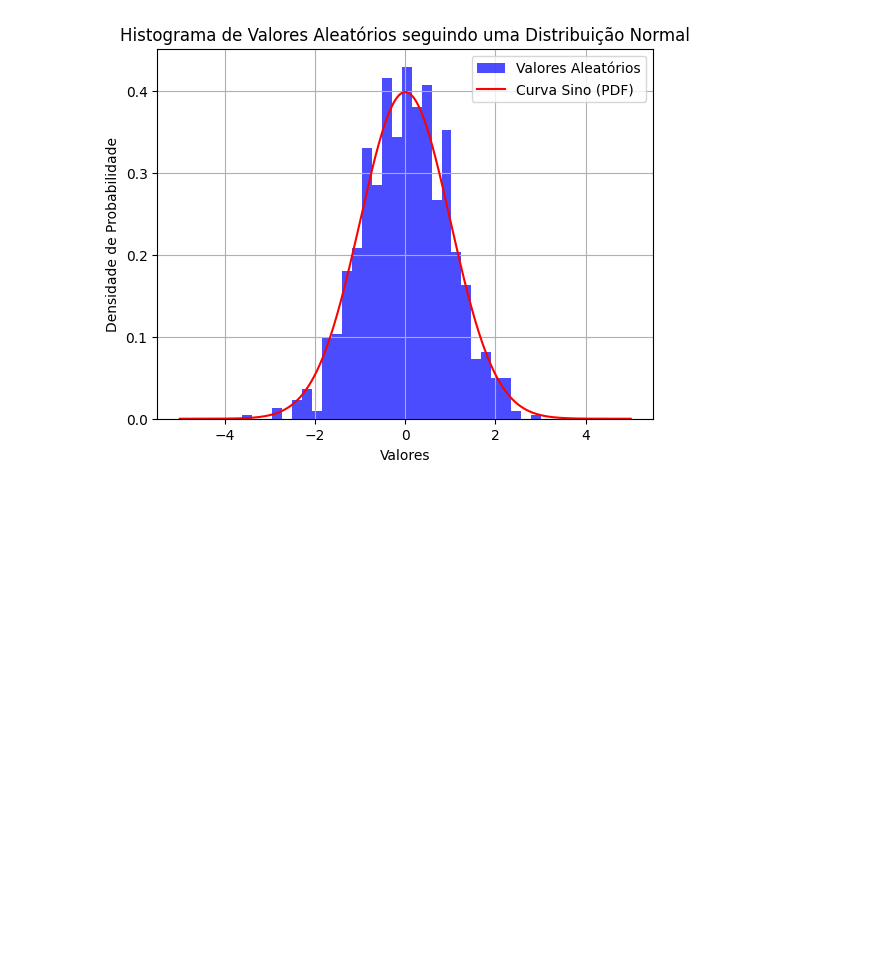
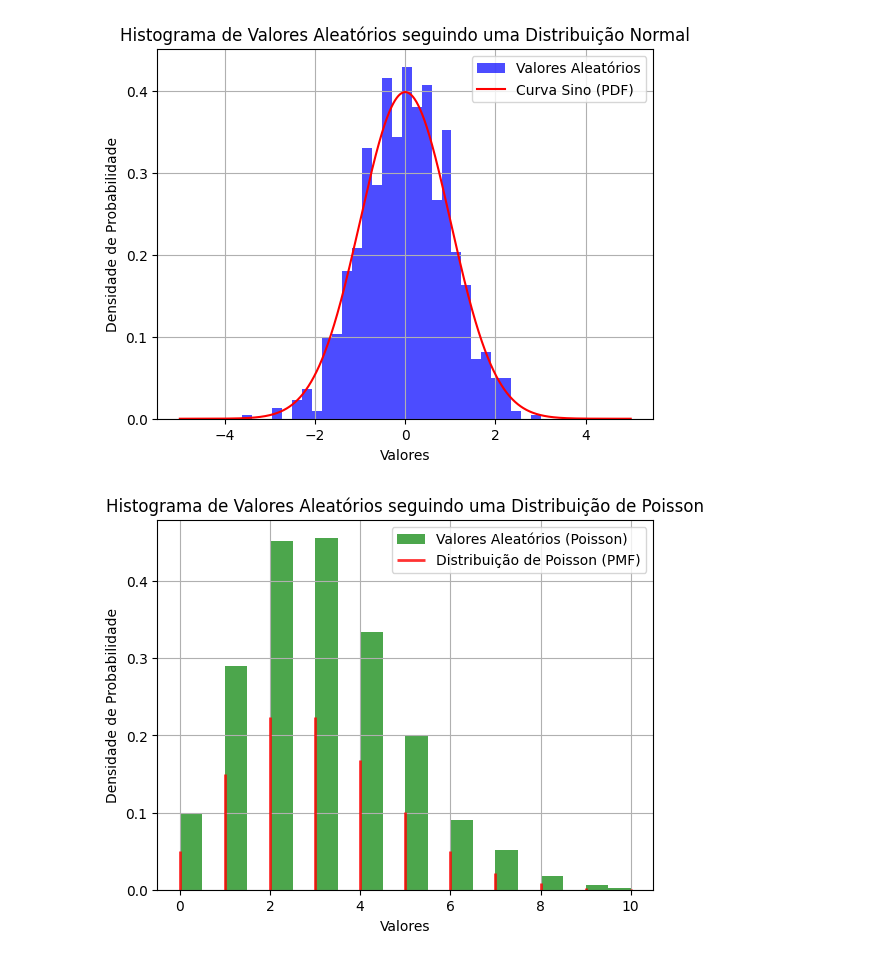
Before and after one commit to msouto/20232_Estatistica_para_Engenharia, a Jupyter notebook: Ex_3_Distribuicao_normal_com_Python.ipynb, the cells around one changed output. Drawn from its saved outputs; the diff is of its cells as text; code cells hidden in the pictures; blank space fills up the shorter version.

```diff
--- a/Ex_3_Distribuicao_normal_com_Python.ipynb
+++ b/Ex_3_Distribuicao_normal_com_Python.ipynb
@@ -119,3 +119,31 @@ plt.grid(True)
 plt.show()
 # %% [output]
 [figure]
+# %%
+import numpy as np
+import matplotlib.pyplot as plt
+from scipy.stats import poisson
+
+# Parâmetros da distribuição de Poisson
+lambda_param = 3
+
+# Gere valores aleatórios seguindo a distribuição de Poisson
+num_samples = 1000
+random_values = np.random.poisson(lambda_param, num_samples)
+
+# Plote um histograma dos valores aleatórios
+plt.hist(random_values, bins=20, density=True, alpha=0.7, color='green', label='Valores Aleatórios (Poisson)')
+
+# Plote a distribuição de Poisson teórica para comparação
+x_values = np.arange(0, max(random_values) + 1)
+pmf_values = poisson.pmf(x_values, lambda_param)
+plt.vlines(x_values, 0, pmf_values, colors='red', lw=2, alpha=0.8, label='Distribuição de Poisson (PMF)')
+
+plt.xlabel('Valores')
+plt.ylabel('Densidade de Probabilidade')
+plt.title('Histograma de Valores Aleatórios seguindo uma Distribuição de Poisson')
+plt.legend()
+plt.grid(True)
+plt.show()
+# %% [output]
+[figure, added]
```
Also changed, not shown: parts of 1 cell of this notebook.
